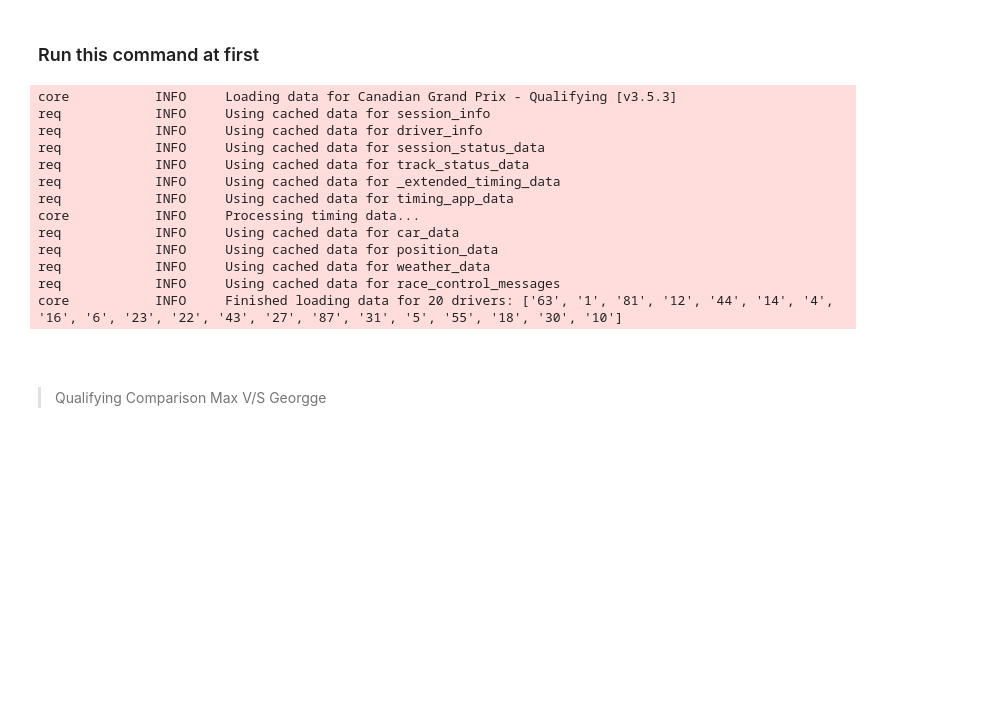
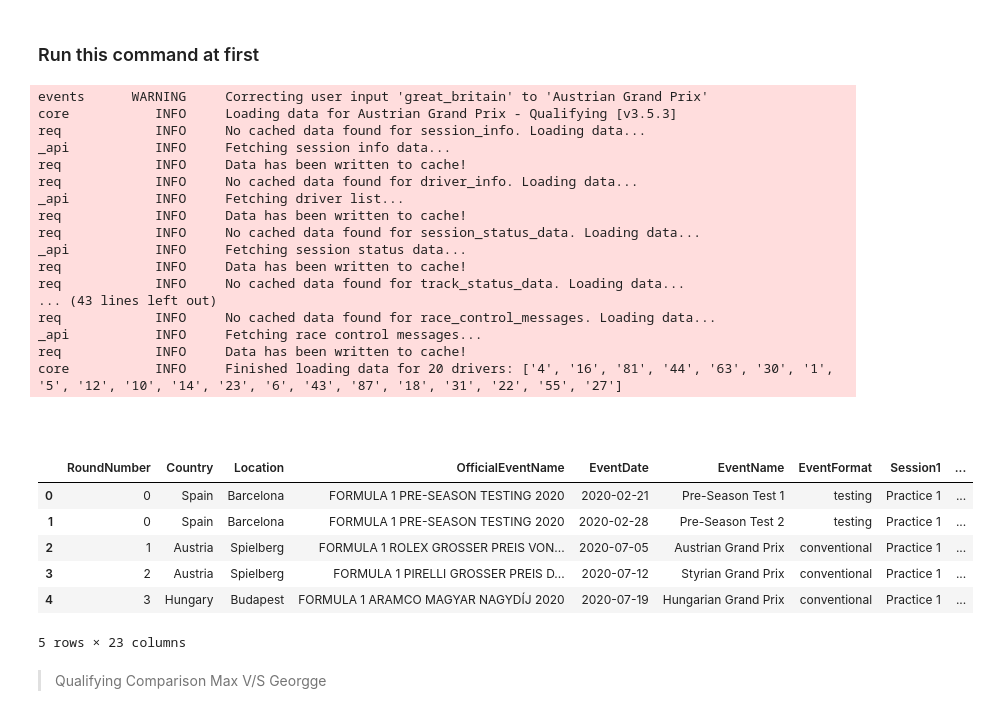
Before and after one commit to SumanGouda/MATPLOTLIB-MODULE, a Jupyter notebook: STREAMLIT & PANEL/F1 RACE ANALYSIS PROJECTS/F1 Candian GP 2025/NOTEBOOK/F1 Canadian GP 2025 .ipynb, the cells around one changed output. Drawn from its saved outputs; the diff is of its cells as text; code cells hidden in the pictures; blank space fills up the shorter version.

```diff
--- a/STREAMLIT & PANEL/F1 RACE ANALYSIS PROJECTS/F1 Candian GP 2025/NOTEBOOK/F1 Canadian GP 2025 .ipynb
+++ b/STREAMLIT & PANEL/F1 RACE ANALYSIS PROJECTS/F1 Candian GP 2025/NOTEBOOK/F1 Canadian GP 2025 .ipynb
@@ -443,8 +635,8 @@ from matplotlib.ticker import MultipleLocator
 import warnings
 warnings.filterwarnings("ignore")
 
-fastf1.Cache.enable_cache(r"D:\PYTON PROGRAMMING\PYTHON FILES\Data-Visualization-Using-Python\PANEL\F1 RACE ANALYSIS PROJECTS\F1 Candian GP 2025\cache")
-quali_session = fastf1.get_session(2025, 'canada', 'Q')
+fastf1.Cache.enable_cache(r"D:\PYTON PROGRAMMING\PYTHON FILES\Data-Visualization-Using-Python\STREAMLIT & PANEL\F1 RACE ANALYSIS PROJECTS\F1 Candian GP 2025\cache")
+quali_session = fastf1.get_session(2025, 'great_britain', 'Q')
 quali_session.load()
 
 
@@ -458,21 +650,37 @@ font = fm.FontProperties(
     size = 12
 )
 # %% [output]
-core           INFO     Loading data for Canadian Grand Prix - Qualifying [v3.5.3]
-req            INFO     Using cached data for session_info
-req            INFO     Using cached data for driver_info
-req            INFO     Using cached data for session_status_data
-req            INFO     Using cached data for track_status_data
-req            INFO     Using cached data for _extended_timing_data
-req            INFO     Using cached data for timing_app_data
-core           INFO     Processing timing data...
-req            INFO     Using cached data for car_data
-req            INFO     Using cached data for position_data
-req            INFO     Using cached data for weather_data
-req            INFO     Using cached data for race_control_messages
-core           INFO     Finished loading data for 20 drivers: ['63', '1', '81', '12', '44', '14', '4', '16', '6', '23', '22', '43', '27', '87', '31', '5', '55', '18', '30', '10']
+events      WARNING     Correcting user input 'great_britain' to 'Austrian Grand Prix'
+core           INFO     Loading data for Austrian Grand Prix - Qualifying [v3.5.3]
+req            INFO     No cached data found for session_info. Loading data...
+_api           INFO     Fetching session info data...
+req            INFO     Data has been written to cache!
+req            INFO     No cached data found for driver_info. Loading data...
+_api           INFO     Fetching driver list...
+req            INFO     Data has been written to cache!
+req            INFO     No cached data found for session_status_data. Loading data...
+_api           INFO     Fetching session status data...
+req            INFO     Data has been written to cache!
+req            INFO     No cached data found for track_status_data. Loading data...
+... (43 lines left out)
+req            INFO     No cached data found for race_control_messages. Loading data...
+_api           INFO     Fetching race control messages...
+req            INFO     Data has been written to cache!
+core           INFO     Finished loading data for 20 drivers: ['4', '16', '81', '44', '63', '30', '1', '5', '12', '10', '14', '23', '6', '43', '87', '18', '31', '22', '55', '27']
 # %% [markdown]
 #
+# %%
+from fastf1 import events
+schedule = events.get_event_schedule(2020)
+schedule.head(5)
+# %% [output]
+|  | RoundNumber | Country | Location | OfficialEventName | EventDate | EventName | EventFormat | Session1 | ... |
+| 0 | 0 | Spain | Barcelona | FORMULA 1 PRE-SEASON TESTING 2020 | 2020-02-21 | Pre-Season Test 1 | testing | Practice 1 | ... |
+| 1 | 0 | Spain | Barcelona | FORMULA 1 PRE-SEASON TESTING 2020 | 2020-02-28 | Pre-Season Test 2 | testing | Practice 1 | ... |
+| 2 | 1 | Austria | Spielberg | FORMULA 1 ROLEX GROSSER PREIS VON... | 2020-07-05 | Austrian Grand Prix | conventional | Practice 1 | ... |
+| 3 | 2 | Austria | Spielberg | FORMULA 1 PIRELLI GROSSER PREIS D... | 2020-07-12 | Styrian Grand Prix | conventional | Practice 1 | ... |
+| 4 | 3 | Hungary | Budapest | FORMULA 1 ARAMCO MAGYAR NAGYDÍJ 2020 | 2020-07-19 | Hungarian Grand Prix | conventional | Practice 1 | ... |
+5 rows × 23 columns
 # %% [markdown]
 > Qualifying Comparison Max V/S Georgge
 # %%
```
Also changed, not shown: parts of 16 cells of this notebook, 22 other files.
